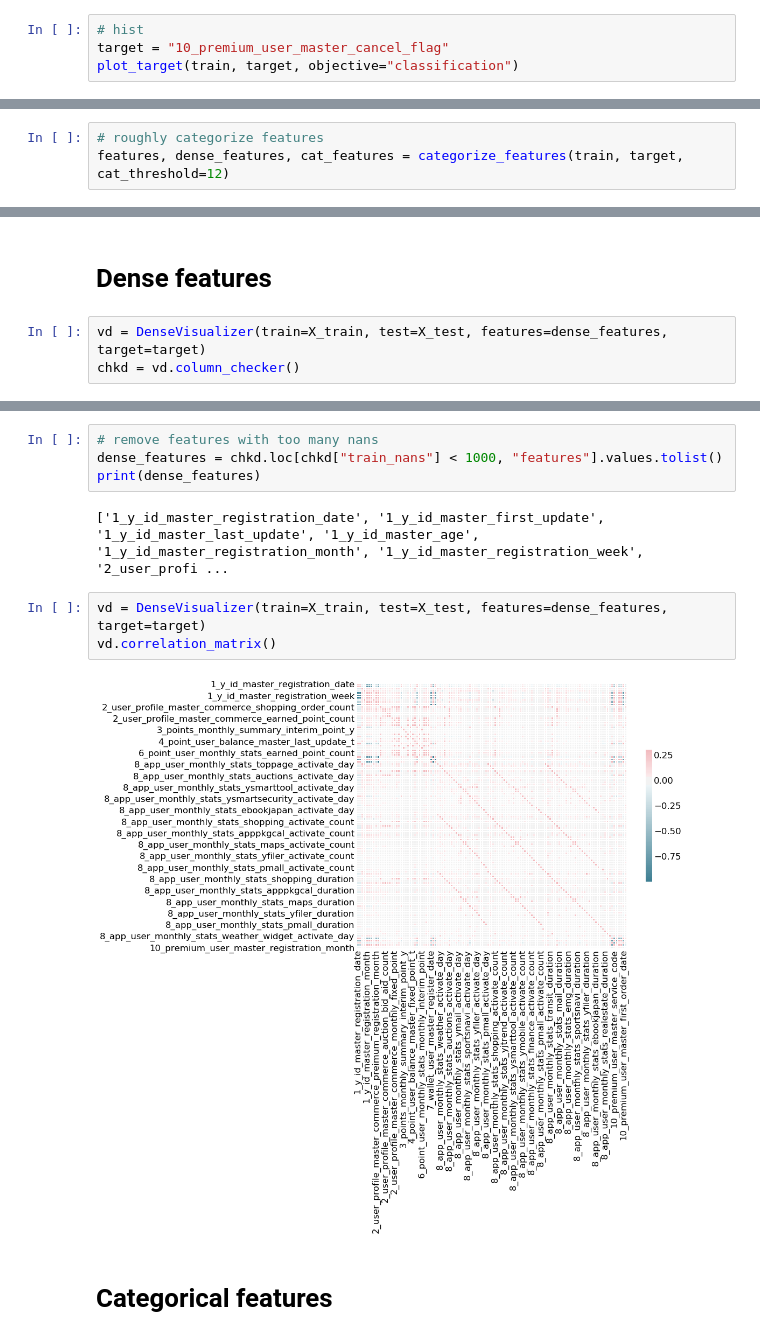
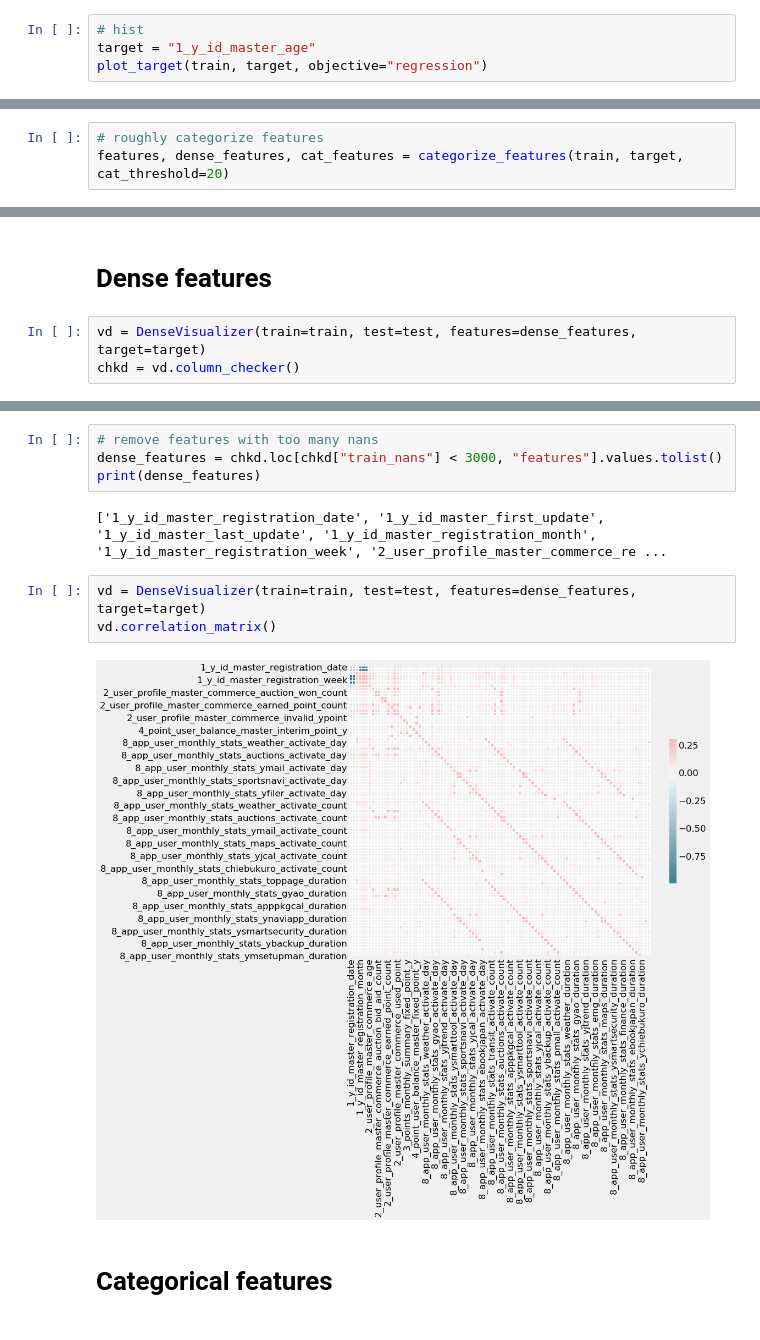
Before and after one commit to katsu1110/DataScienceComp, a Jupyter notebook: EDA_laputa.ipynb, the cells around one changed output, grey strips where cells are left out. Saved outputs shown, nothing was run; the diff lists cells and outputs as text.

```diff
--- a/EDA_laputa.ipynb
+++ b/EDA_laputa.ipynb
@@ -207,5 +155,5 @@ Name: 10_premium_user_master_cancel_flag, dtype: int64
 # %%
 # hist
-target = "10_premium_user_master_cancel_flag"
-plot_target(train, target, objective="classification")
+target = "1_y_id_master_age"
+plot_target(train, target, objective="regression")
 # %% [output]
@@ -213,4 +161,4 @@ plot_target(train, target, objective="classification")
 # %%
 # roughly categorize features
-features, dense_features, cat_features = categorize_features(train, target, cat_threshold=12)
+features, dense_features, cat_features = categorize_features(train, target, cat_threshold=20)
 # %% [output]
@@ -254,7 +168,7 @@ X_test.head()
 # %% [markdown]
 # Dense features
 # %%
-vd = DenseVisualizer(train=X_train, test=X_test, features=dense_features, target=target)
+vd = DenseVisualizer(train=train, test=test, features=dense_features, target=target)
 chkd = vd.column_checker()
 # %% [output]
 feature name = 1_y_id_master_registration_date
@@ -280,15 +194,15 @@ chkd.style.background_gradient()
 [interactive output not drawn]
 # %%
 # remove features with too many nans
-dense_features = chkd.loc[chkd["train_nans"] < 1000, "features"].values.tolist()
+dense_features = chkd.loc[chkd["train_nans"] < 3000, "features"].values.tolist()
 print(dense_features)
 # %% [output]
-['1_y_id_master_registration_date', '1_y_id_master_first_update', '1_y_id_master_last_update', '1_y_id_master_age', '1_y_id_master_registration_month', '1_y_id_master_registration_week', '2_user_profi ...
+['1_y_id_master_registration_date', '1_y_id_master_first_update', '1_y_id_master_last_update', '1_y_id_master_registration_month', '1_y_id_master_registration_week', '2_user_profile_master_commerce_re ...
 # %%
-vd = DenseVisualizer(train=X_train, test=X_test, features=dense_features, target=target)
+vd = DenseVisualizer(train=train, test=test, features=dense_features, target=target)
 vd.correlation_matrix()
 # %% [output]
-[figure, old version]
+[figure, new version]
 # %% [markdown]
 # Categorical features
 # %%
```
Also changed, not shown: parts of 43 cells of this notebook, 12 other files.
